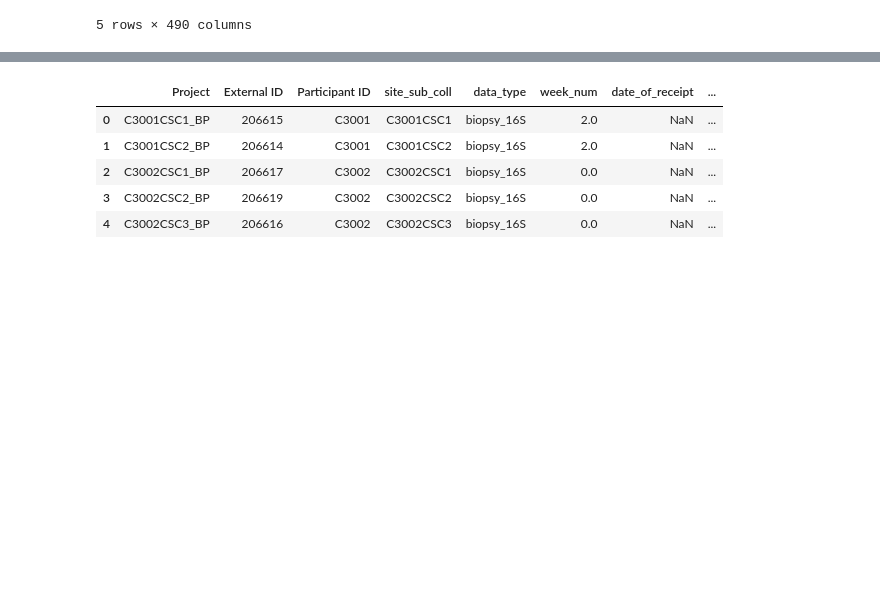
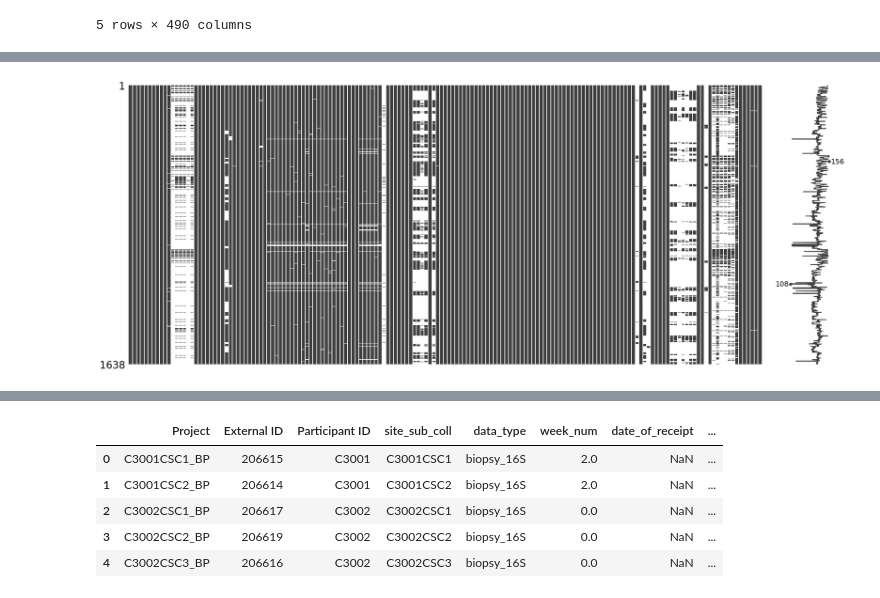
Before and after one commit to dguevaraapaza/Microbiome-Project, a Jupyter notebook: Project_Bioinformatics.ipynb, the cells around one changed output, grey strips where cells are left out. Cells and saved outputs as stored; diff of their text form; code cells hidden in the pictures; blank space fills up the shorter version.

```diff
--- a/Project_Bioinformatics.ipynb
+++ b/Project_Bioinformatics.ipynb
@@ -98,11 +23,9 @@ manifest_df
 # %%
-import pandas as pd
-import numpy as np
 # create metadata
-!wget -q -O hmp2_metadata_2018-08-20.csv https://g-227ca.190ebd.75bc.data.globus.org/ibdmdb/metadata/hmp2_metadata_2018-08-20.csv
-#os.rename('downloaded_file.csv', 'hmp2_metadata_2018-08-20.csv')
+!wget -q -O data/hmp2_metadata_2018-08-20.csv https://g-227ca.190ebd.75bc.data.globus.org/ibdmdb/metadata/hmp2_metadata_2018-08-20.csv
 
-metadata = pd.read_csv('hmp2_metadata_2018-08-20.csv')
+# work on this
+metadata = pd.read_csv('data/hmp2_metadata_2018-08-20.csv')
 metadata.head()
 # %% [output]
 |  | Project | External ID | Participant ID | site_sub_coll | data_type | week_num | date_of_receipt | ... |
@@ -139,0 +73,4 @@ Name: count, dtype: int64
+# %%
+# metagenomics
+metagenomics = metad[4]
+metagenomics.head()
@@ -139,0 +85,8 @@ Name: count, dtype: int64
+# %%
+# trimming empty cols
+temp = metagenomics.isna().sum().to_frame('missing_values').reset_index().rename(columns={'index':'cols'})
+keep = temp.loc[temp['missing_values']!=metagenomics.shape[0]]
+keep.to_csv('fix/metagenomics.csv', index=False)
+old = keep.cols.tolist()
+print(old)
+print(len(old))
@@ -139,0 +96,11 @@ Name: count, dtype: int64
+# %%
+# Fix labels
+fix_label = pd.read_csv('fix/metagenomics_fixlabel.csv')
+new = fix_label.labels.tolist()
+print(len(old))
+print(len(new))
+
+#  split and rename
+metagenomics = metagenomics[old]
+metagenomics = metagenomics.rename(columns=dict(zip(old, new)))
+metagenomics.head()
@@ -139,0 +117,6 @@ Name: count, dtype: int64
+# %%
+# missing matrix
+msno.matrix(metagenomics)
+plt.show()
+# %% [output]
+[figure, added]
```
Also changed, not shown: parts of 24 cells of this notebook, 7 other files.
